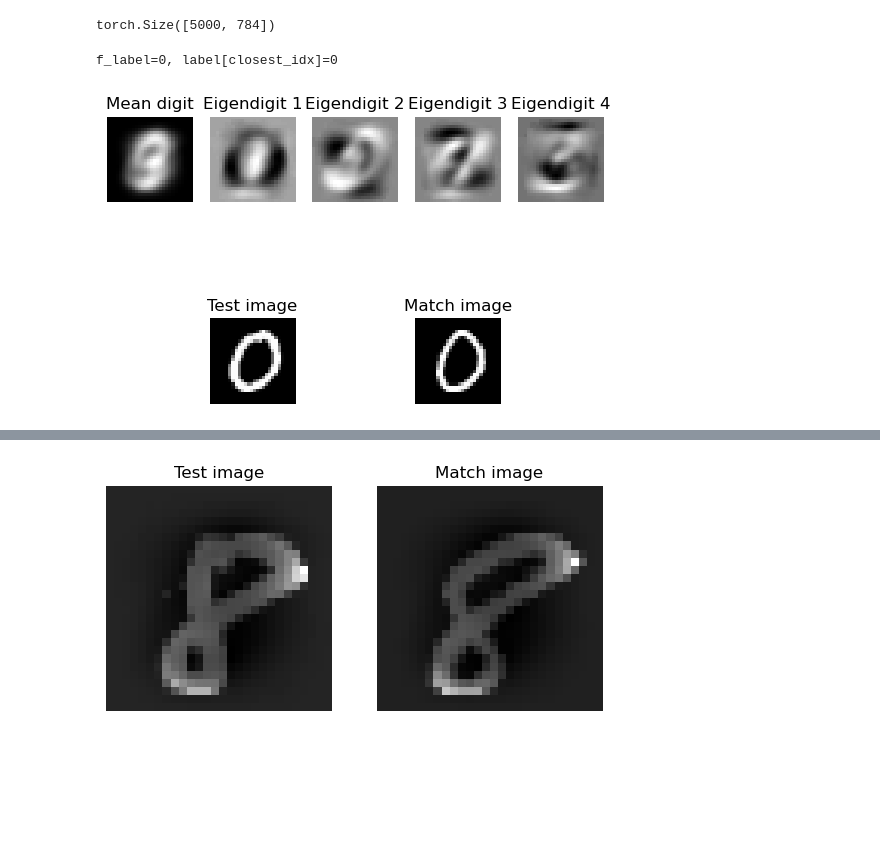
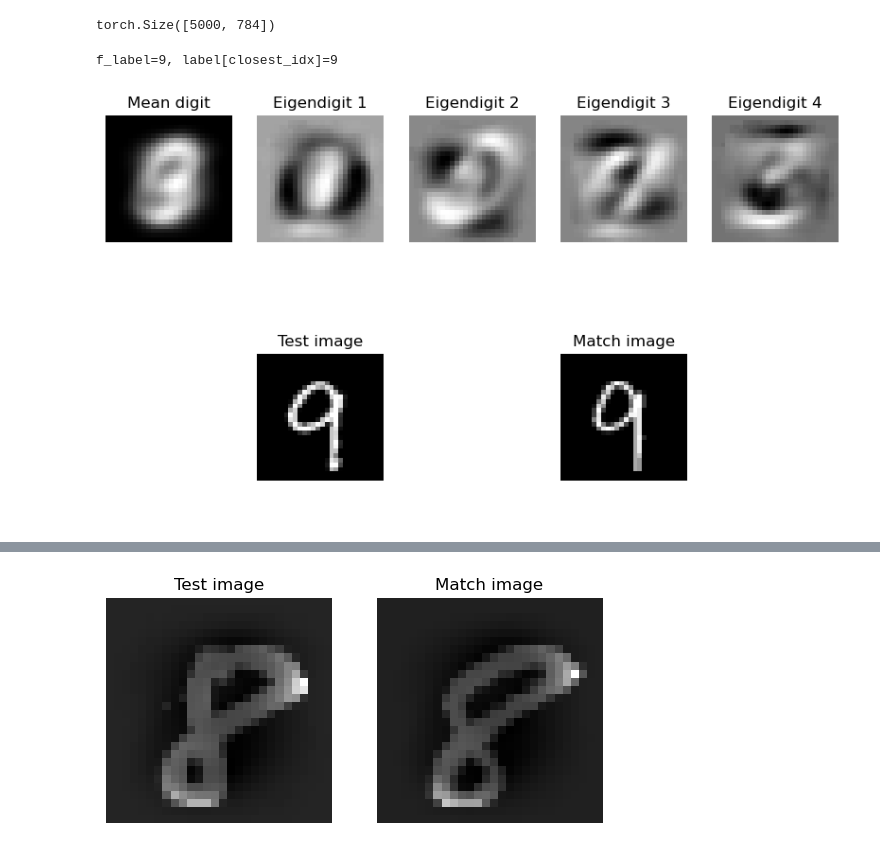
Before and after one commit to dawud-shakir/CS591-DIP, a Jupyter notebook: hw3/dawud_hw3.ipynb, the cells around one changed output, grey strips where cells are left out. Cells and saved outputs as stored; diff of their text form; code cells hidden in the pictures; blank space fills up the shorter version.

Commit message:
Close to last draft (hw3)

```diff
--- a/hw3/dawud_hw3.ipynb
+++ b/hw3/dawud_hw3.ipynb
@@ -12,10 +12,10 @@ import cv2
 Load image and display it. Feel free to load any image you want, but remember to submit your image if you don't use the image that comes with the assignment.
 # %%
 filename = 'Lenna.png'
-img_raw = cv2.imread(filename)
-rows, cols, C = img_raw.shape
-img = cv2.cvtColor(img_raw, cv2.COLOR_BGR2RGB)
+lenna_bgr = cv2.imread(filename)
+rows, cols, C = lenna_bgr.shape
+lenna_rgb = cv2.cvtColor(lenna_bgr, cv2.COLOR_BGR2RGB)
 plt.title("Input Image")
-plt.imshow(img)
+plt.imshow(lenna_rgb)
 plt.show()
 # %% [output]
@@ -297,33 +263,32 @@ mnist = fetch_openml('mnist_784', version=1, as_frame=False)
 # load the first 5000 images as sample.
 # Feel free to change sample size for better performance
 sample_n = 5000
-F_raw = torch.tensor(mnist.data.astype(np.float32))[:sample_n]
+samples = torch.tensor(mnist.data.astype(np.float32))[:sample_n]
 # ground truth labels of the samples
 label = mnist.target.astype(int)[:sample_n]
 
-print(F_raw.shape)
+print(samples.shape)
 # %% [output]
 torch.Size([5000, 784])
 # %%
 ############################################################################################
 # Centering and Normalization
 
-F_mean = torch.mean(F_raw, dim=0)
-F_std = torch.std(F_raw, dim=0, unbiased=False) ### divide by n [population] not (n-1) [sample]
-F_std[F_std == 0] = 1.0         ## avoid divide by zero
-F = (F_raw - F_mean) / F_std
+F_mean = torch.mean(samples, dim=0)
+F_std = torch.std(samples, dim=0, unbiased=False) ### divide by n [population] not (n-1) [sample]
+F_std[F_std == 0] = 1.0                 ## avoid divide by zero
+F = (samples - F_mean) / F_std
 
-## Check the shape of the image data matrix
+## Check the shape of the data matrix
 d = mnist.data.shape[1]
 sqrt_d = int(np.sqrt(d))
 assert sqrt_d * sqrt_d == d
 
+_, axs = plt.subplots(2, 5, figsize=(10, 6))
+
 ## Mean image (subplot 1)
-plt.figure()
-plt.subplot(2, 5, 1)
-plt.imshow(F_mean.reshape(sqrt_d, sqrt_d), cmap='gray')
-plt.title('Mean digit')
-plt.axis('off')
+axs[0, 0].imshow(F_mean.reshape(sqrt_d, sqrt_d), cmap='gray')
+axs[0,0].set_title('Mean digit')
 
 ############################################################################################
 # PCA via SVD
@@ -336,21 +301,20 @@ V = Vt.T
 ## V = Vt.T: (d, k) = (784, 784)
 
 ## Eigen-digits (subplots 2-5)
-for eigenvec in range(4):
-    plt.subplot(2, 5, eigenvec+2)   ## Start at subplot 2
-    plt.imshow(Vt[eigenvec, :].reshape(sqrt_d, sqrt_d), cmap='gray')
-    plt.title(f"Eigendigit {eigenvec+1}")
-    plt.axis('off')
+for eigvec in range(4):
+
+    axs[0, 1 + eigvec].imshow(Vt[eigvec, :].reshape(sqrt_d, sqrt_d), cmap='gray')
+    axs[0, 1 + eigvec].set_title(f"Eigendigit {eigvec + 1}")
 
 ############################################################################################
 # Find k such that cumulative ratio > 0.95
 
 ## How many eigenvectors to keep?
-## lambdas = Σ**2 / (n-1)
-var = Σ**2 / torch.sum(Σ**2)              ## n−1 cancels
+                                            ## lambdas = Σ**2 / (n-1)
+var = Σ**2 / torch.sum(Σ**2)                ## n−1 cancels
 cumulative_var = torch.cumsum(var, dim=0)
-# k = torch.where(cumulative_var > 0.95)[0][0].item() + 1
-k = torch.searchsorted(cumulative_var, 0.95, out_int32=True).item() + 1
+k = torch.where(cumulative_var > 0.95)[0][0].item() + 1
+# k = torch.searchsorted(cumulative_var, 0.95, out_int32=True).item() + 1
 
 ############################################################################################
 # Project all the samples into the eigen space
@@ -365,41 +329,39 @@ f_raw = torch.tensor(mnist.data.astype(np.float32))[f_idx].unsqueeze(0)
 f_label = mnist.target.astype(int)[f_idx]
 
 ############################################################################################
 # Project the test image into the eigen space
 # Make sure you center and normalize it
 
 ## Training mean and std
 f = (f_raw - F_mean) / F_std    ## (1, 784)
 
 ## Project test image onto V
 f_proj = torch.mm(f, V[:, :k])  ## f: (1, 784), V: (784, k), f @ V: (1, k)
 
 ############################################################################################
 # Find the nearest neighbor (best match/closet point)
-distances = torch.sum((F_pca_proj - f_proj)**2, dim=1)  ## argmin is the same without torch.sqrt
+distances = torch.sum((F_pca_proj - f_proj)**2, dim=1)  ## argmin fine without torch.sqrt
 closest_idx = torch.argmin(distances)
 
 print(f"{f_label=}, {label[closest_idx]=}")
 
 # Reconstruct the nearest neighbor (best match/closet point)
 
 ### Unnormalize back to pixel space (right now, f and F are z-scored, so values might be negative)
 f_disp = f * F_std + F_mean
 f_match_disp = F[closest_idx] * F_std + F_mean
 
 ## Test image (subplot 7)
-plt.subplot(2, 5, 7)
-plt.imshow(f_disp.reshape(sqrt_d, sqrt_d), cmap='gray')
-plt.title("Test image")
-plt.axis('off')
+axs[1, 1].imshow(f_disp.reshape(sqrt_d, sqrt_d), cmap='gray')
+axs[1, 1].set_title("Test image")
 
 ## Match image (subplot 9)
-plt.subplot(2, 5, 9)
-plt.imshow(f_match_disp.reshape(sqrt_d, sqrt_d), cmap='gray')
-plt.title("Match image")
-plt.axis('off')
+axs[1, 3].imshow(f_match_disp.reshape(sqrt_d, sqrt_d), cmap='gray')
+axs[1, 3].set_title("Match image")
+
+for ax in axs.ravel(): ax.axis('off')
 
 plt.show()
 # %% [output]
-f_label=0, label[closest_idx]=0
+f_label=9, label[closest_idx]=9
-[figure, old version]
+[figure, new version]
```
Also changed, not shown: parts of 11 cells of this notebook.
